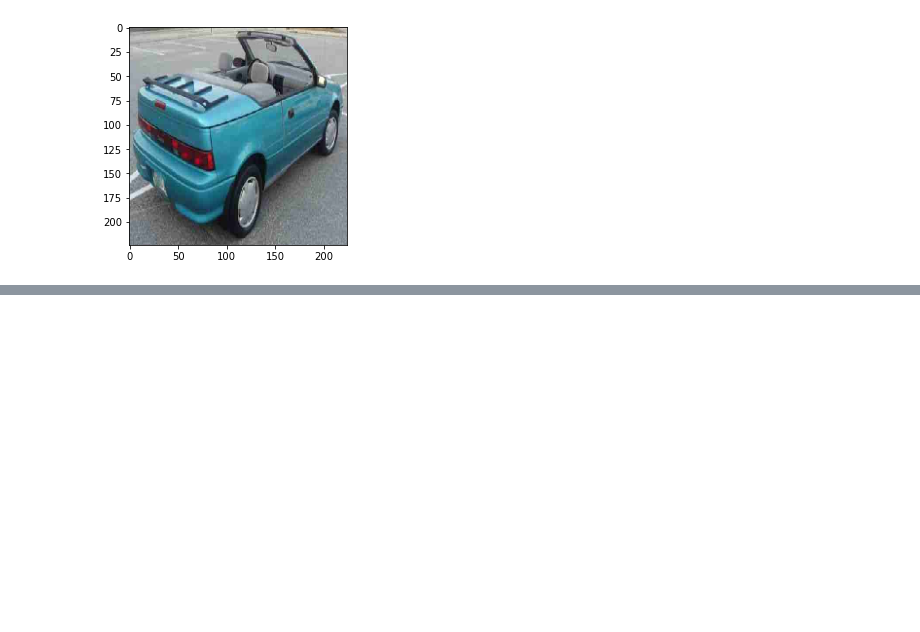
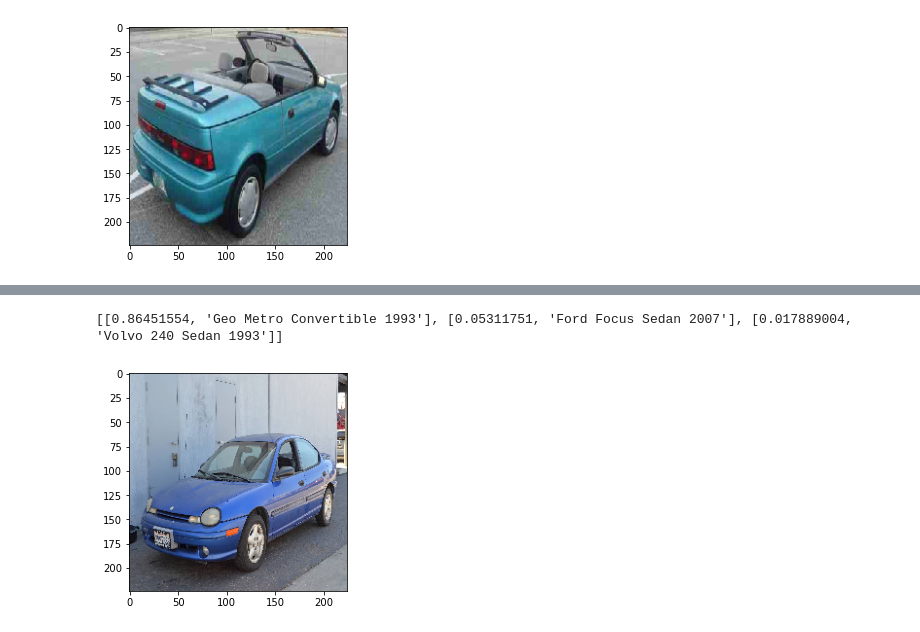
Before and after one commit to Pavlockk/data2020P4, a Jupyter notebook: KP_2.ipynb, the cells around one changed output, grey strips where cells are left out. Cells and saved outputs as stored; diff of their text form; code cells hidden in the pictures; blank space fills up the shorter version.

```diff
--- a/KP_2.ipynb
+++ b/KP_2.ipynb
@@ -512,0 +527,5 @@ predictColor('geo')
+# %%
+predictColor('plymouth')
+# %% [output]
+[[0.86451554, 'Geo Metro Convertible 1993'], [0.05311751, 'Ford Focus Sedan 2007'], [0.017889004, 'Volvo 240 Sedan 1993']]
+[figure, added]
```
Also changed, not shown: parts of 4 cells of this notebook, 1 other file.
